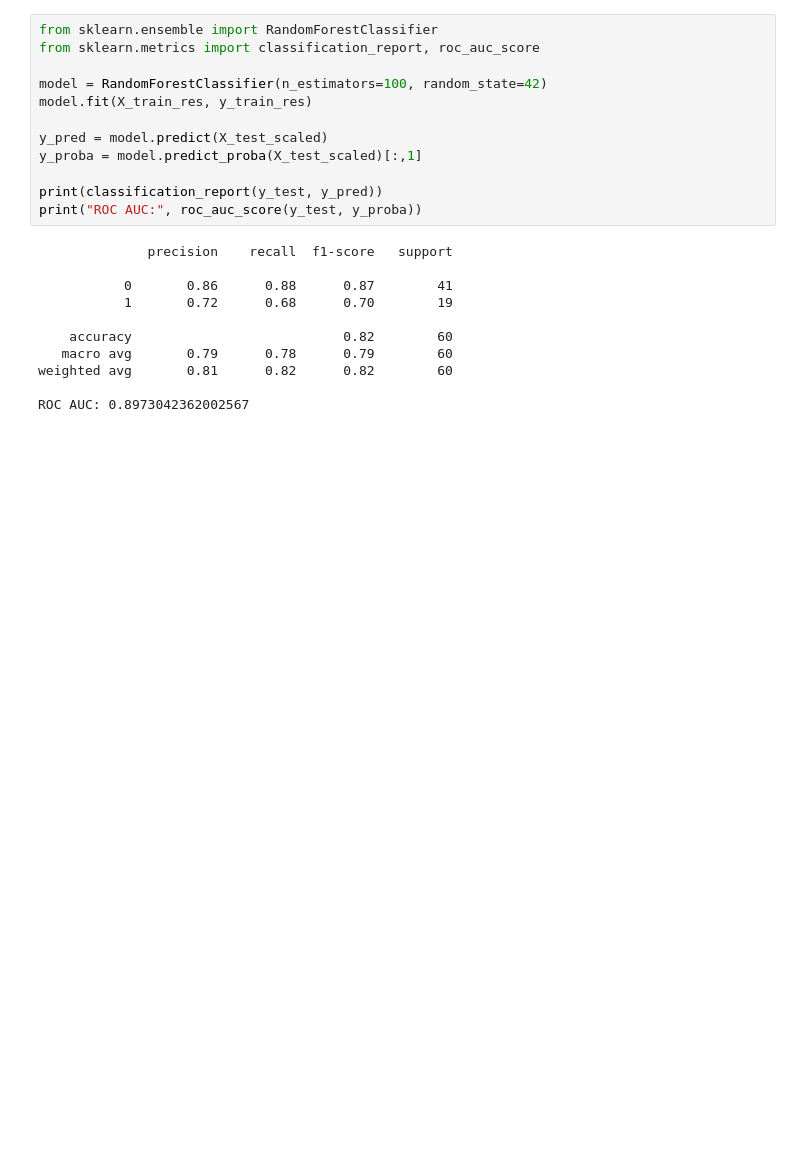
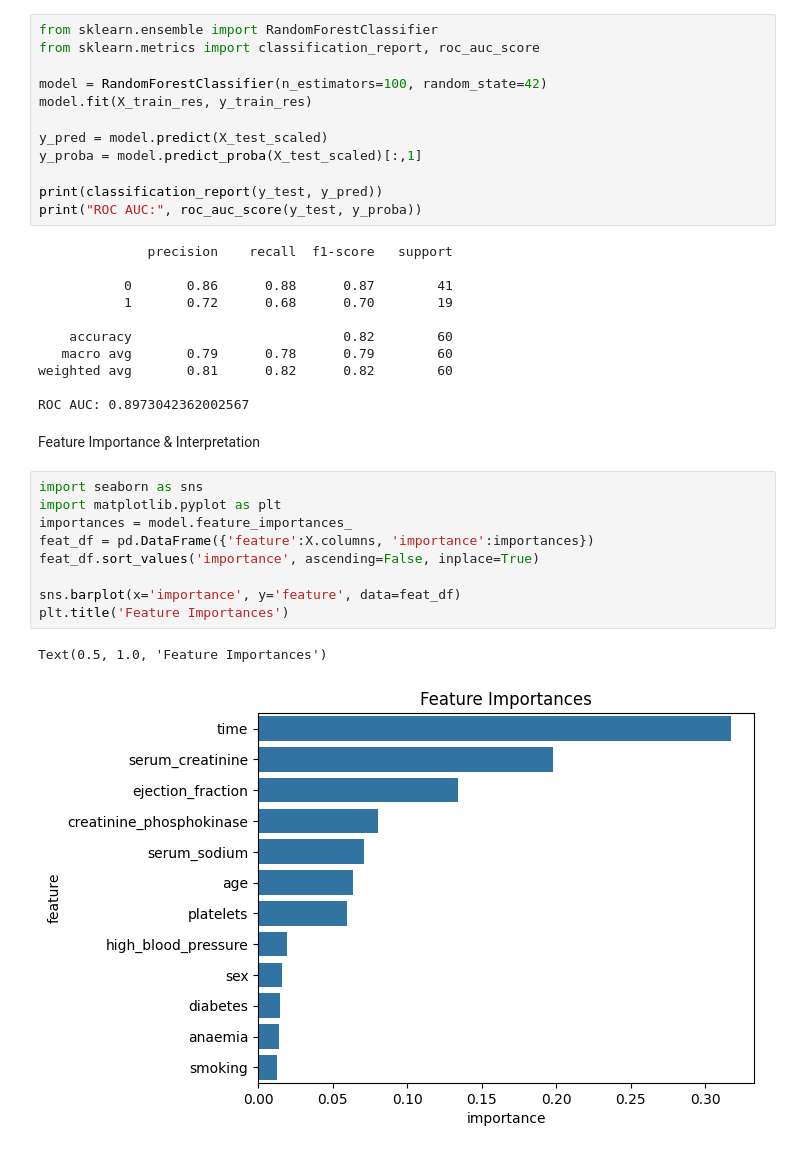
Before and after one commit to sonakshiprojects/HeartFailureMortalityPrediction, a Jupyter notebook: p1.ipynb, the cells around one changed output. Saved outputs shown, nothing was run; the diff lists cells and outputs as text; blank space fills up the shorter version.

Commit message:
Feature Importance & Interpretation

```diff
--- a/p1.ipynb
+++ b/p1.ipynb
@@ -91,3 +91,17 @@ print("ROC AUC:", roc_auc_score(y_test, y_proba))
 weighted avg       0.81      0.82      0.82        60
 
 ROC AUC: 0.8973042362002567
+# %% [markdown]
+Feature Importance & Interpretation
+# %%
+import seaborn as sns
+import matplotlib.pyplot as plt
+importances = model.feature_importances_
+feat_df = pd.DataFrame({'feature':X.columns, 'importance':importances})
+feat_df.sort_values('importance', ascending=False, inplace=True)
+
+sns.barplot(x='importance', y='feature', data=feat_df)
+plt.title('Feature Importances')
+# %% [output]
+Text(0.5, 1.0, 'Feature Importances')
+[figure, added]
```
